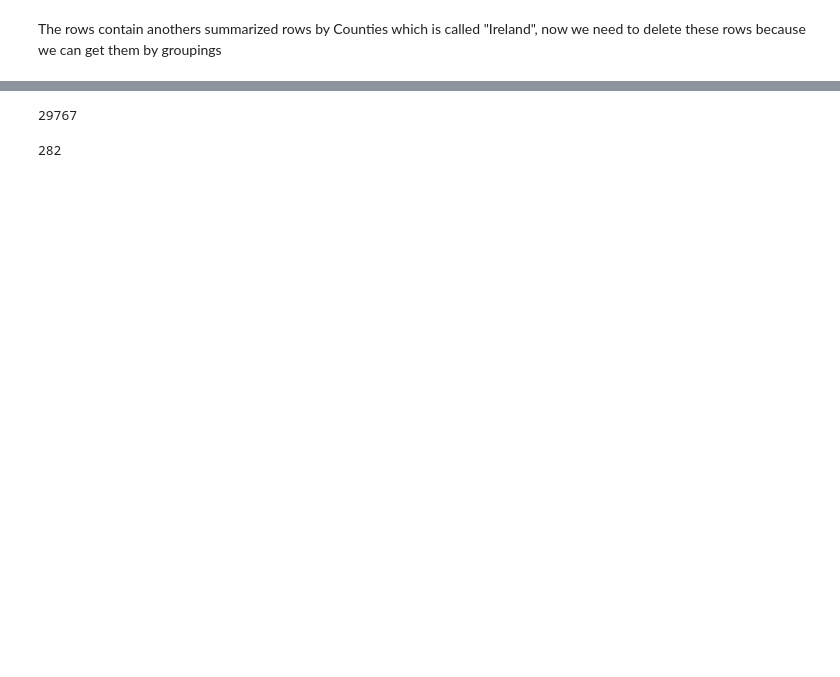
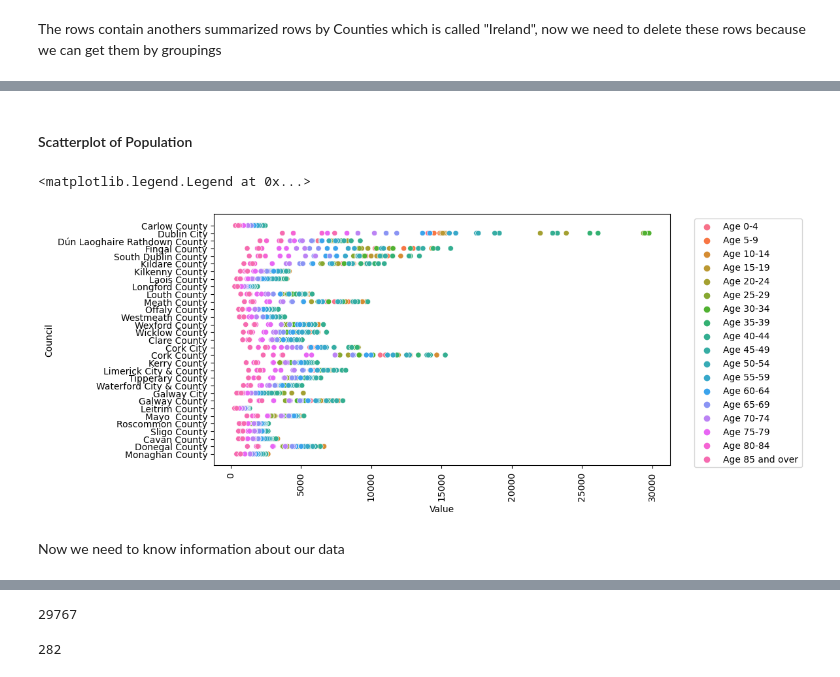
Before and after one commit to zeros2018/population_ireland, a Jupyter notebook: Population Project.ipynb, the cells around one changed output, grey strips where cells are left out. Saved outputs shown, nothing was run; the diff lists cells and outputs as text; code cells hidden in the pictures; blank space fills up the shorter version.

```diff
--- a/Population Project.ipynb
+++ b/Population Project.ipynb
@@ -86,3 +226,15 @@ df_population = df_population.loc[df_population["Counties"] != "Ireland"]
+# %% [markdown]
+#### Scatterplot of Population
+# %%
+plt.figure(figsize=(9,5))
+sns.scatterplot(data = df_population, x= "Value", y ="Council", hue="Age")
+plt.xticks(rotation=90)
+plt.legend(loc="upper right", bbox_to_anchor=(1.3,1))
+# %% [output]
+<matplotlib.legend.Legend at 0x...>
+[figure, added]
+# %% [markdown]
+Now we need to know information about our data
 # %%
 df_population.info()
 # %% [output]
```
Also changed, not shown: parts of 48 cells of this notebook.
